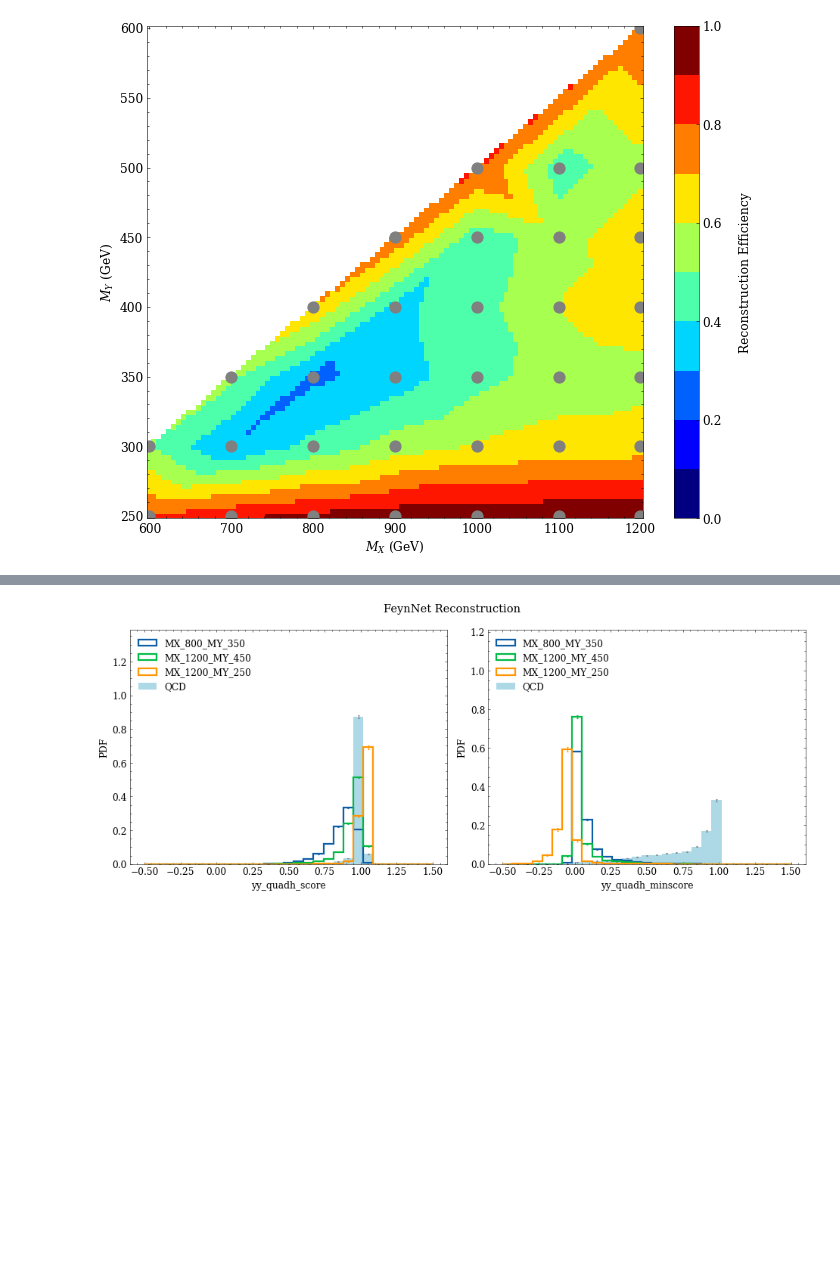
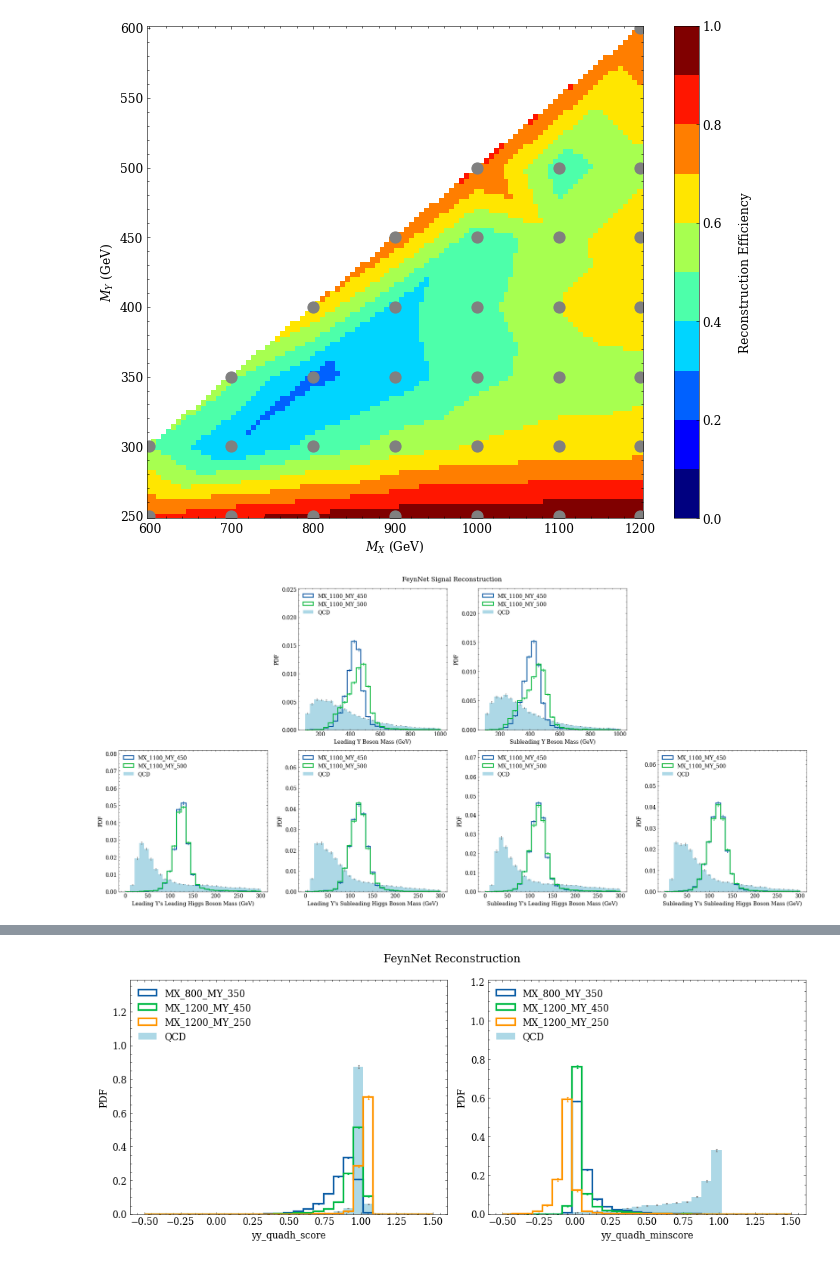
Before and after one commit to ekoenig4/analysis, a Jupyter notebook: jupyter/feynnet/x_yy_4h_8b/feynnet_bkg_model_extsig.ipynb, the cells around one changed output, grey strips where cells are left out. Saved outputs shown, nothing was run; the diff lists cells and outputs as text; code cells hidden in the pictures; blank space fills up the shorter version.

```diff
--- a/jupyter/feynnet/x_yy_4h_8b/feynnet_bkg_model_extsig.ipynb
+++ b/jupyter/feynnet/x_yy_4h_8b/feynnet_bkg_model_extsig.ipynb
@@ -150,3 +180,16 @@ training_my = eightb_signal[training_signal].my
 # graph_array(training_mx, training_my, figax=(fig,ax), g_color='red', g_ls='none', xlim=None, ylim=None)
 # %% [output]
 [figure]
+# %%
+study.quick(
+    eightb_signal[[24,25]]+bkg,
+
+    legend=True,
+    h_label_stat=None,
+    varlist=[None,'Y1_m','Y2_m',None,'H1Y1_m','H2Y1_m','H1Y2_m','H2Y2_m'],
+    suptitle='FeynNet Signal Reconstruction',
+    lumi=None,
+    density=True,
+)
+# %% [output]
+[figure, added]
```
Also changed, not shown: parts of 18 cells of this notebook, 6 other files.
